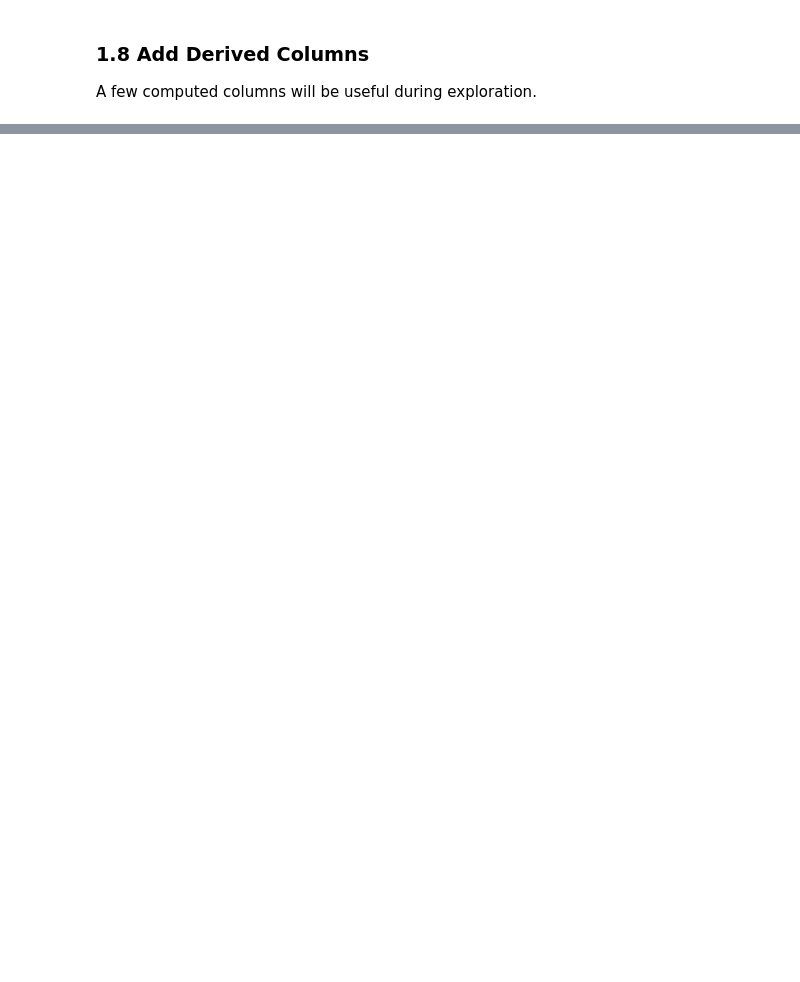
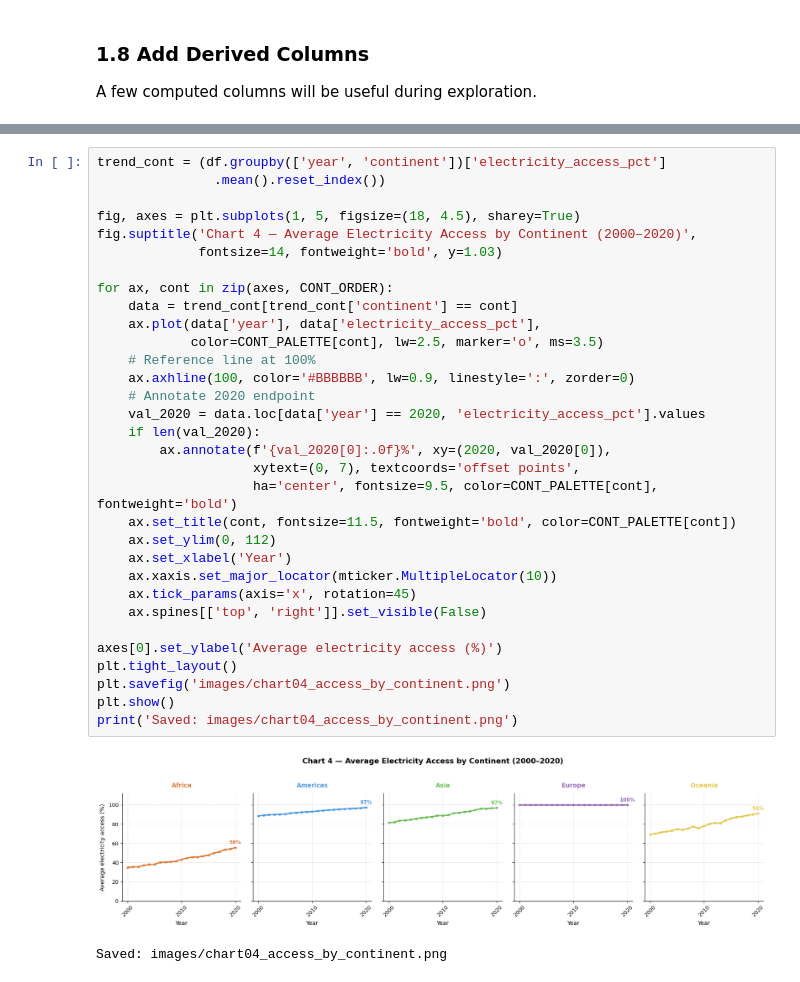
Before and after one commit to changliu6296-star/Data-Visualisation-Group-Assignment, a Jupyter notebook: DV.ipynb, the cells around one changed output, grey strips where cells are left out. Saved outputs shown, nothing was run; the diff lists cells and outputs as text; blank space fills up the shorter version.

```diff
--- a/DV.ipynb
+++ b/DV.ipynb
@@ -445,0 +710,35 @@ Shape: 3,649 rows x 24 columns
+# %%
+trend_cont = (df.groupby(['year', 'continent'])['electricity_access_pct']
+               .mean().reset_index())
+
+fig, axes = plt.subplots(1, 5, figsize=(18, 4.5), sharey=True)
+fig.suptitle('Chart 4 — Average Electricity Access by Continent (2000–2020)',
+             fontsize=14, fontweight='bold', y=1.03)
+
+for ax, cont in zip(axes, CONT_ORDER):
+    data = trend_cont[trend_cont['continent'] == cont]
+    ax.plot(data['year'], data['electricity_access_pct'],
+            color=CONT_PALETTE[cont], lw=2.5, marker='o', ms=3.5)
+    # Reference line at 100%
+    ax.axhline(100, color='#BBBBBB', lw=0.9, linestyle=':', zorder=0)
+    # Annotate 2020 endpoint
+    val_2020 = data.loc[data['year'] == 2020, 'electricity_access_pct'].values
+    if len(val_2020):
+        ax.annotate(f'{val_2020[0]:.0f}%', xy=(2020, val_2020[0]),
+                    xytext=(0, 7), textcoords='offset points',
+                    ha='center', fontsize=9.5, color=CONT_PALETTE[cont], fontweight='bold')
+    ax.set_title(cont, fontsize=11.5, fontweight='bold', color=CONT_PALETTE[cont])
+    ax.set_ylim(0, 112)
+    ax.set_xlabel('Year')
+    ax.xaxis.set_major_locator(mticker.MultipleLocator(10))
+    ax.tick_params(axis='x', rotation=45)
+    ax.spines[['top', 'right']].set_visible(False)
+
+axes[0].set_ylabel('Average electricity access (%)')
+plt.tight_layout()
+plt.savefig('images/chart04_access_by_continent.png')
+plt.show()
+print('Saved: images/chart04_access_by_continent.png')
+# %% [output]
+[figure, added]
+Saved: images/chart04_access_by_continent.png
```
Also changed, not shown: parts of 59 cells of this notebook, 24 other files.
